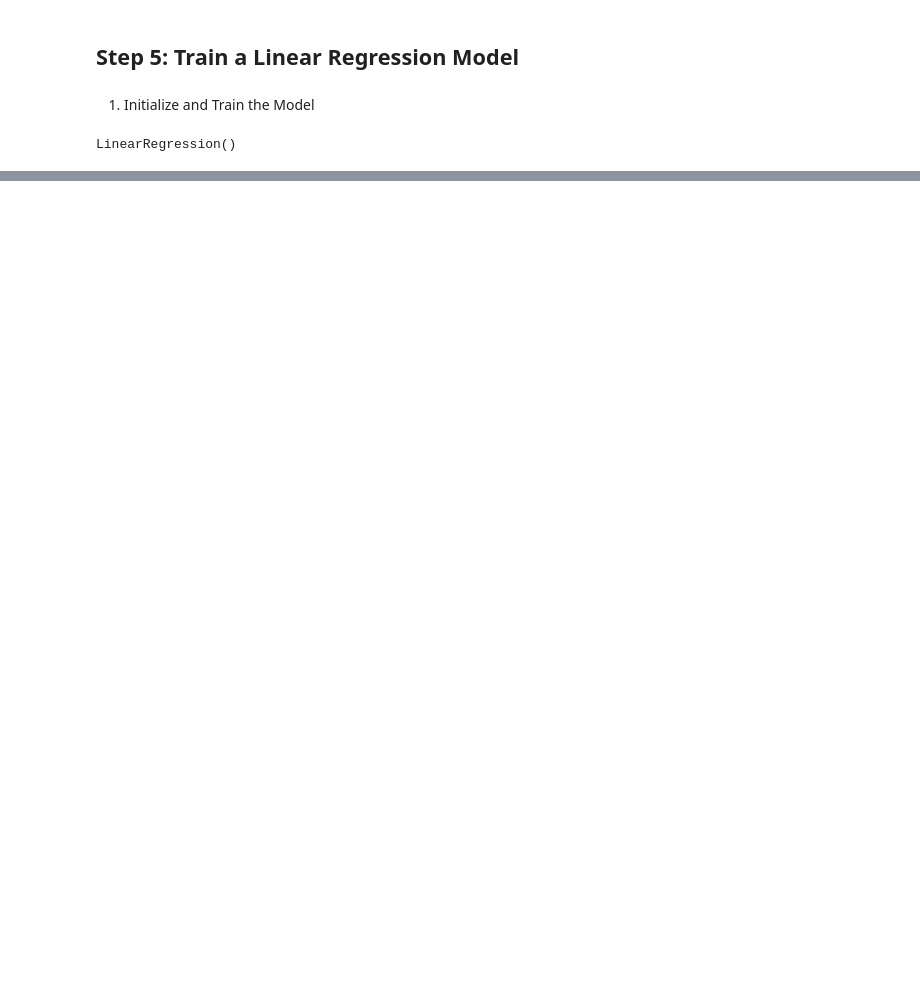
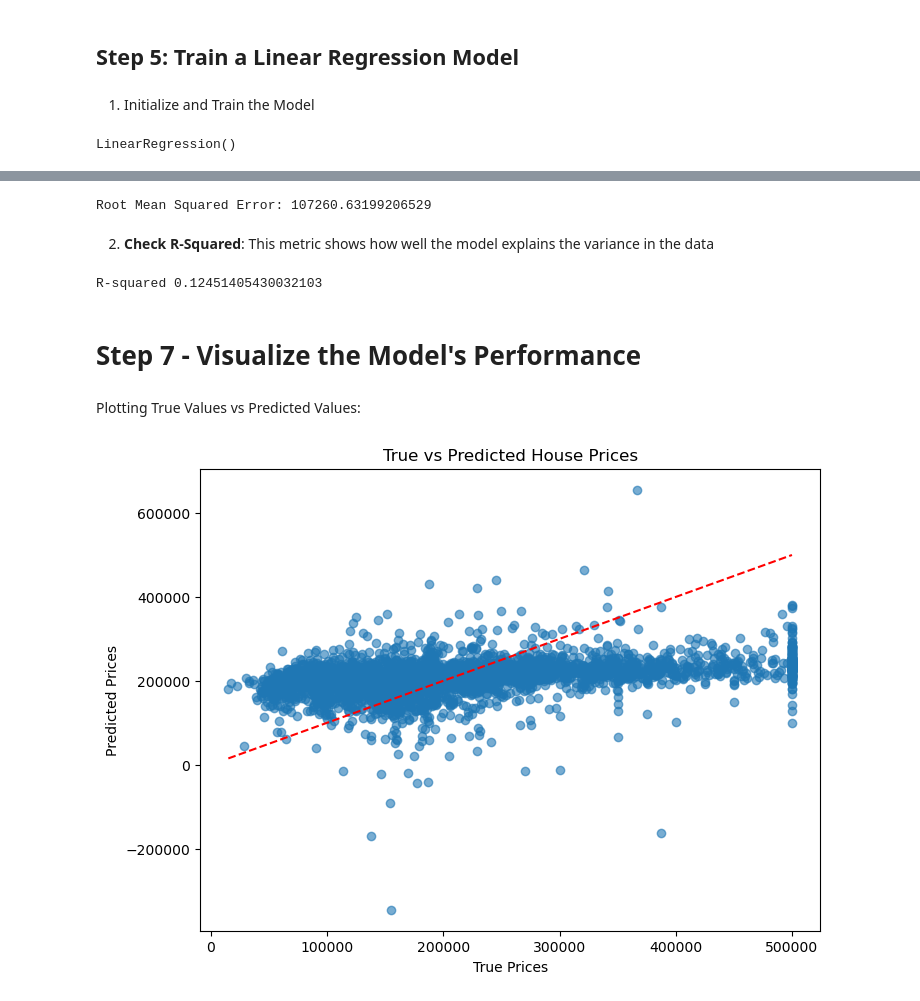
Before and after one commit to Bankole2000/sprylynx-housing-project, a Jupyter notebook: project.ipynb, the cells around one changed output, grey strips where cells are left out. Cells and saved outputs as stored; diff of their text form; code cells hidden in the pictures; blank space fills up the shorter version.

```diff
--- a/project.ipynb
+++ b/project.ipynb
@@ -17,7 +17,7 @@ from sklearn.metrics import mean_squared_error, r2_score
 # %% [markdown]
 ## Step 2 - Load the data into a DataFrame
 # %%
-data = pd.read_csv("./housing.csv")
+housing_data = pd.read_csv("./housing.csv")
 # %% [markdown]
 ## Step 3 - Explore the data
 # %% [markdown]
@@ -49,0 +52,3 @@ dtype: int64
+# %%
+housing_data.dropna(inplace = True)
+housing_data.info()
@@ -84,7 +108,7 @@ Based on the heatmap, we choose the columns that seem most relevant for predicti
 And we set those columns to the `X` axis, and `price` to the `Y` axis
 # %%
-X = data[['total_rooms', 'total_bedrooms', 'population', 'households']]
-y = data['median_house_value']
+X = housing_data[['median_income','total_rooms', 'house_median_age', 'households']]
+y = housing_data['median_house_value']
 # %% [markdown]
 Train-Test Split: Split the data to assess the models performance
 # %%
@@ -92,3 +152,8 @@ X_train, X_test, y_train, y_test = train_test_split(X, y, test_size=0.2, random_
+# %%
+X_train = X_train.dropna()
+y_train = y_train[X_train.index]
+X_test = X_test.dropna()
+y_test = y_test[X_test.index]
 # %% [markdown]
 ## Step 5: Train a Linear Regression Model
 # %% [markdown]
@@ -139,0 +186,26 @@ LinearRegression does not accept missing values encoded as NaN natively. For sup
+# %%
+rmse = np.sqrt(mean_squared_error(y_test, y_pred))
+print("Root Mean Squared Error:", rmse)
+# %% [output]
+Root Mean Squared Error: 107260.63199206529
+# %% [markdown]
+2. **Check R-Squared**: This metric shows how well the model explains the variance in the data
+# %%
+r2 = r2_score(y_test, y_pred)
+print("R-squared", r2)
+# %% [output]
+R-squared 0.12451405430032103
+# %% [markdown]
+# Step 7 - Visualize the Model's Performance
+# %% [markdown]
+Plotting True Values vs Predicted Values:
+# %%
+plt.figure(figsize=(8, 6))
+plt.scatter(y_test, y_pred, alpha=0.6)
+plt.plot([y_test.min(), y_test.max()], [y_test.min(), y_test.max()], 'r--')
+plt.xlabel("True Prices")
+plt.ylabel("Predicted Prices")
+plt.title("True vs Predicted House Prices")
+plt.show()
+# %% [output]
+[figure, added]
```
Also changed, not shown: parts of 21 cells of this notebook.
